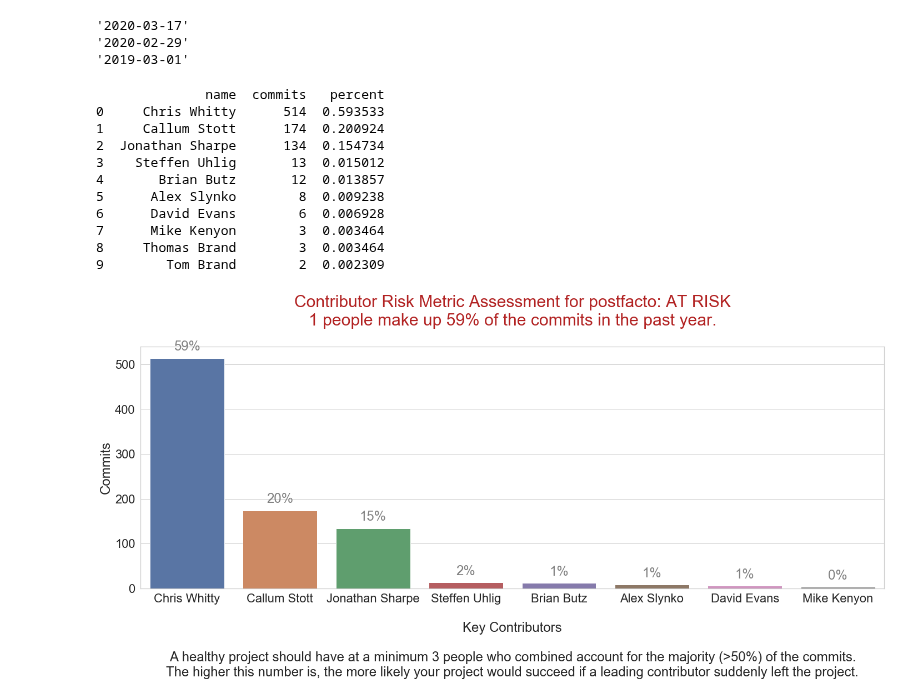
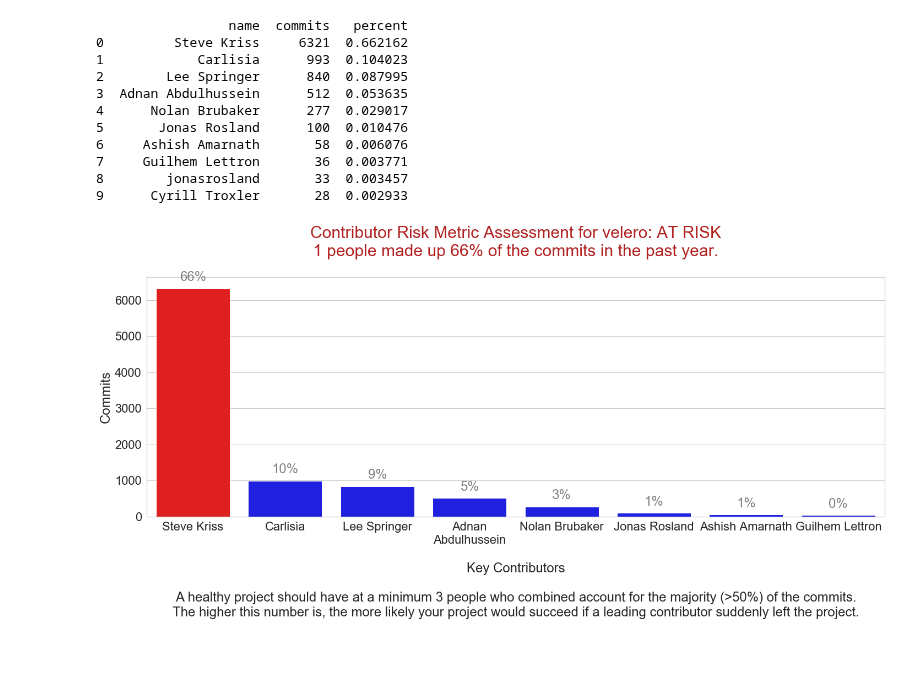
Before and after one commit to Hsingh2096/Hsingh2096, a Jupyter notebook: code/dawn_contrib_risk.ipynb, the cells around one changed output. Saved outputs shown, nothing was run; the diff lists cells and outputs as text; code cells hidden in the pictures; blank space fills up the shorter version.

Commit message:
added colors to indicate risk as bar colors in the chart

```diff
--- a/code/dawn_contrib_risk.ipynb
+++ b/code/dawn_contrib_risk.ipynb
@@ -43,32 +44,27 @@ print(repo_list)
 ## List of repository IDs for the report
 #repo_dict = {25760, 25663} #spring-boot & spring-framework
 #repo_dict = {28051} # concourse
-repo_dict = {26983} #postfacto
+#repo_dict = {26983} #postfacto
 #repo_dict = {25432} #rabbitmq-server
 #repo_dict = {25663} #spring-framework
 #repo_dict = {28030} #sonobuoy
+repo_dict = {28031} #velero
 # %%
 #from datetime import date
 import datetime
 
 current = datetime.date.today()
 today = "'" + str(current) + "'"
-print(today)
+#print(today)
 
 first_current = current.replace(day=1)
 last_month = first_current - datetime.timedelta(days=1)
 end_date = "'" + str(last_month) + "'"
-print(end_date)
-
-print
+#print(end_date)
 
 start = last_month - datetime.timedelta(days=365)
 year_ago = "'" + str(start) + "'"
-print(year_ago)
+#print(year_ago)
-# %% [output]
-'2020-03-17'
-'2020-02-29'
-'2019-03-01'
 # %%
 #Commit data - from humans excluding known bots
 commitsDF = pd.DataFrame()
@@ -111,19 +107,19 @@ authorDF = commitsDF.canonical_full_name.value_counts()
 authorDF = authorDF.reset_index()
 authorDF.columns = ['name', 'commits']
 authorDF['percent'] = authorDF['commits'] / total_commits
-print(authorDF.head(10))
+#print(authorDF.head(10))
 # %% [output]
-              name  commits   percent
-0     Chris Whitty      514  0.593533
-1     Callum Stott      174  0.200924
-2  Jonathan Sharpe      134  0.154734
-3    Steffen Uhlig       13  0.015012
-4       Brian Butz       12  0.013857
-5      Alex Slynko        8  0.009238
-6      David Evans        6  0.006928
-7      Mike Kenyon        3  0.003464
-8     Thomas Brand        3  0.003464
-9        Tom Brand        2  0.002309
+                 name  commits   percent
+0         Steve Kriss     6321  0.662162
+1            Carlisia      993  0.104023
+2        Lee Springer      840  0.087995
+3  Adnan Abdulhussein      512  0.053635
+4      Nolan Brubaker      277  0.029017
+5       Jonas Rosland      100  0.010476
+6     Ashish Amarnath       58  0.006076
+7     Guilhem Lettron       36  0.003771
+8        jonasrosland       33  0.003457
+9      Cyrill Troxler       28  0.002933
 # %%
 import textwrap
 
@@ -141,15 +137,19 @@ for item in authorDF.iterrows():
     cum_percent += percent
 
     people_list.append([name, percent, commits])
+
     if (cum_percent > .50 and num_people == 0):
         num_people = i
         risk_percent = cum_percent
+
     if i == 8:
         break
     i+=1
 
 risk_list = []
+bar_colors = []
 
+j = 1
 for person in people_list:
     name = person[0]
     if len(name) > 15:
@@ -158,6 +158,14 @@ for person in people_list:
     percent = person[1]
     commits = person[2]
     risk_list.append([name, percent, commits])
+
+    if (num_people < 3 and j <= num_people):
+        bar_colors.append('red')
+    else:
+        bar_colors.append('blue')
+
+    j+=1
+
 
 names = [item[0] for item in risk_list]
 percents = [item[1] for item in risk_list]
@@ -165,33 +173,33 @@ commits = [item[2] for item in risk_list]
 
 sns.set_style('ticks')
 sns.set(style="whitegrid", font_scale=2)
 
 fig, ax = plt.subplots()
 
 # the size of A4 paper
 fig.set_size_inches(24, 8)
 
 title = "Contributor Risk Metric Assessment for " + repo_name + ": "
 
 if num_people < 3:
     title += "AT RISK"
     title_color = 'firebrick'
 else:
     title += "Healthy"
     title_color = 'forestgreen'
-title += "\n" + str(num_people) + " people make up " + "{:.0%}".format(risk_percent) + " of the commits in the past year.\n"
+title += "\n" + str(num_people) + " people made up " + "{:.0%}".format(risk_percent) + " of the commits in the past year.\n"
 
-risk_bar = sns.barplot(x=names, y=commits).set_title(title, fontsize=30, color=title_color)
+risk_bar = sns.barplot(x=names, y=commits, palette=bar_colors).set_title(title, fontsize=30, color=title_color)
 
 risk_bar_labels = ax.set_xticklabels(names, wrap=True)
 risk_bar_labels = ax.set_ylabel('Commits')
 risk_bar_labels = ax.set_xlabel('\nKey Contributors\n\nA healthy project should have at a minimum 3 people who combined account for the majority (>50%) of the commits.\nThe higher this number is, the more likely your project would succeed if a leading contributor suddenly left the project.')
 
 i = 0
 for p in ax.patches:
     ax.annotate("{:.0%}".format(percents[i]), (p.get_x() + p.get_width() / 2., p.get_height()),
         ha='center', va='center', color='gray', xytext=(0, 20),
         textcoords='offset points')
     i+=1
 # %% [output]
-[figure, old version]
+[figure, new version]
```
Also changed, not shown: parts of 3 cells of this notebook.
